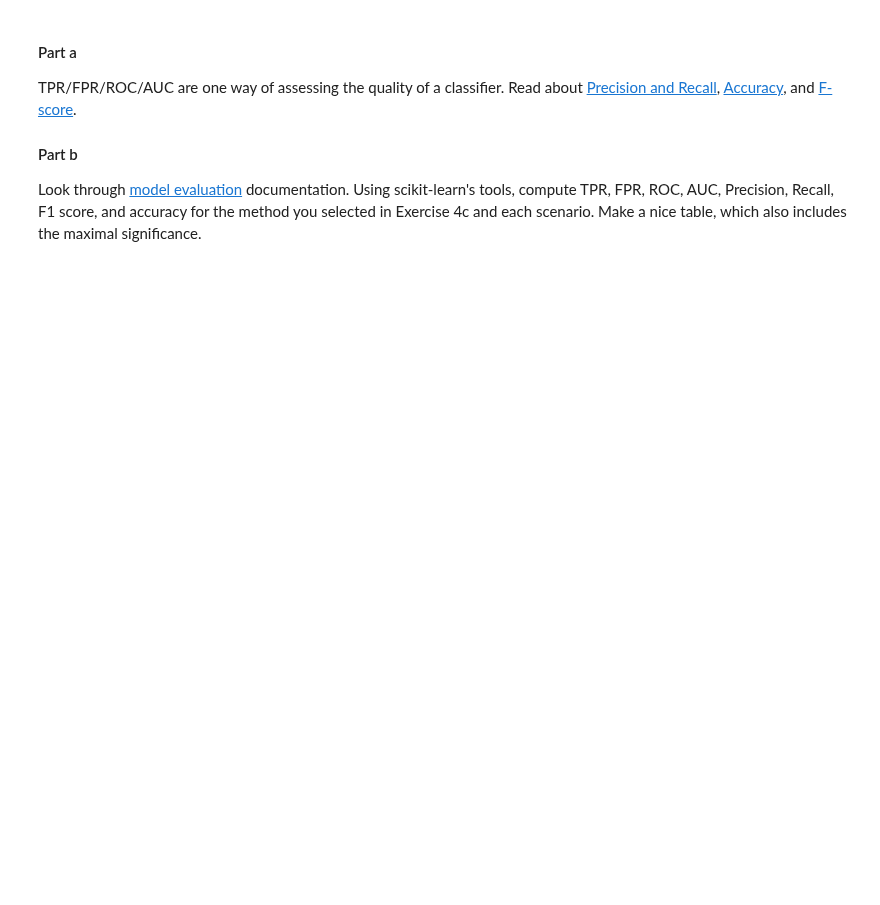
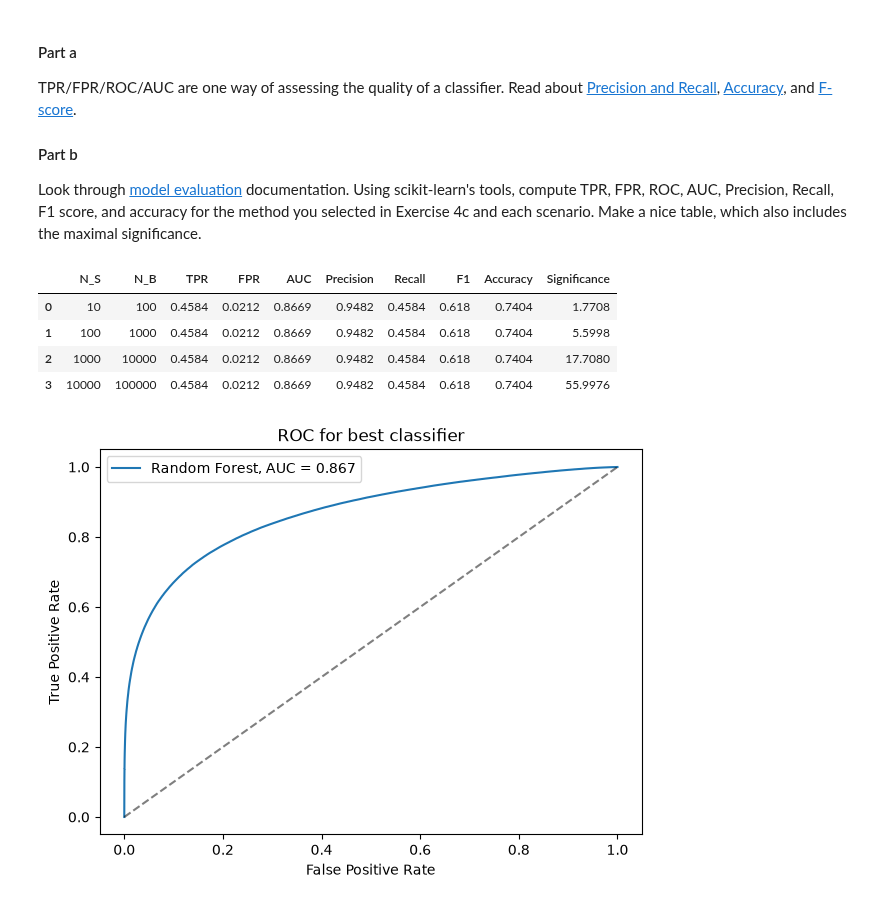
Before and after one commit to hantrann/DATA3402.Fall.2026, a Jupyter notebook: Labs/Lab.8/Lab.8.ipynb, the cells around one changed output. Cells and saved outputs as stored; diff of their text form; code cells hidden in the pictures; blank space fills up the shorter version.

```diff
--- a/Labs/Lab.8/Lab.8.ipynb
+++ b/Labs/Lab.8/Lab.8.ipynb
@@ -129,3 +330,50 @@ TPR/FPR/ROC/AUC are one way of assessing the quality of a classifier. Read about
 
 #### Part b
 Look through [model evaluation](https://scikit-learn.org/stable/modules/model_evaluation.html#) documentation. Using scikit-learn's tools, compute TPR, FPR, ROC, AUC, Precision, Recall, F1 score, and accuracy for the method you selected in Exercise 4c and each scenario. Make a nice table, which also includes the maximal significance.
+# %%
+from sklearn.metrics import recall_score
+from sklearn.metrics import precision_score
+from sklearn.metrics import f1_score
+from sklearn.metrics import accuracy_score
+
+y = y_Test.to_numpy()
+fpr_curve, tpr_curve, _ = roc_curve(y, test_scores_best)
+auc_value = roc_auc_score(y, test_scores_best)
+rows = []
+for result in scenario_results:
+    ns = result["N_S"]
+    nb = result["N_B"]
+    cut = result["Cut"]
+    predicted = (test_scores_best >= cut).astype(int)
+    tpr = recall_score(y, predicted, zero_division=0)
+    fpr = np.mean(predicted[y == 0])
+    rows.append({
+        "N_S": ns,
+        "N_B": nb,
+        "TPR": tpr,
+        "FPR": fpr,
+        "AUC": auc_value,
+        "Precision": precision_score(y, predicted, zero_division=0),
+        "Recall": tpr,
+        "F1": f1_score(y, predicted, zero_division=0),
+        "Accuracy": accuracy_score(y, predicted),
+        "Significance": float(significance(tpr, fpr, ns, nb))
+    })
+
+metrics_table = pd.DataFrame(rows)
+display(metrics_table.round(4))
+plt.figure(figsize=(7, 5))
+plt.plot(fpr_curve, tpr_curve, label=f"{best_name}, AUC = {auc_value:.3f}")
+plt.plot([0, 1], [0, 1], "k--", alpha=0.5)
+plt.xlabel("False Positive Rate")
+plt.ylabel("True Positive Rate")
+plt.title("ROC for best classifier")
+plt.legend()
+plt.show()
+# %% [output]
+|  | N_S | N_B | TPR | FPR | AUC | Precision | Recall | F1 | Accuracy | Significance |
+| 0 | 10 | 100 | 0.4584 | 0.0212 | 0.8669 | 0.9482 | 0.4584 | 0.618 | 0.7404 | 1.7708 |
+| 1 | 100 | 1000 | 0.4584 | 0.0212 | 0.8669 | 0.9482 | 0.4584 | 0.618 | 0.7404 | 5.5998 |
+| 2 | 1000 | 10000 | 0.4584 | 0.0212 | 0.8669 | 0.9482 | 0.4584 | 0.618 | 0.7404 | 17.7080 |
+| 3 | 10000 | 100000 | 0.4584 | 0.0212 | 0.8669 | 0.9482 | 0.4584 | 0.618 | 0.7404 | 55.9976 |
+[figure, added]
```
Also changed, not shown: parts of 11 cells of this notebook.
